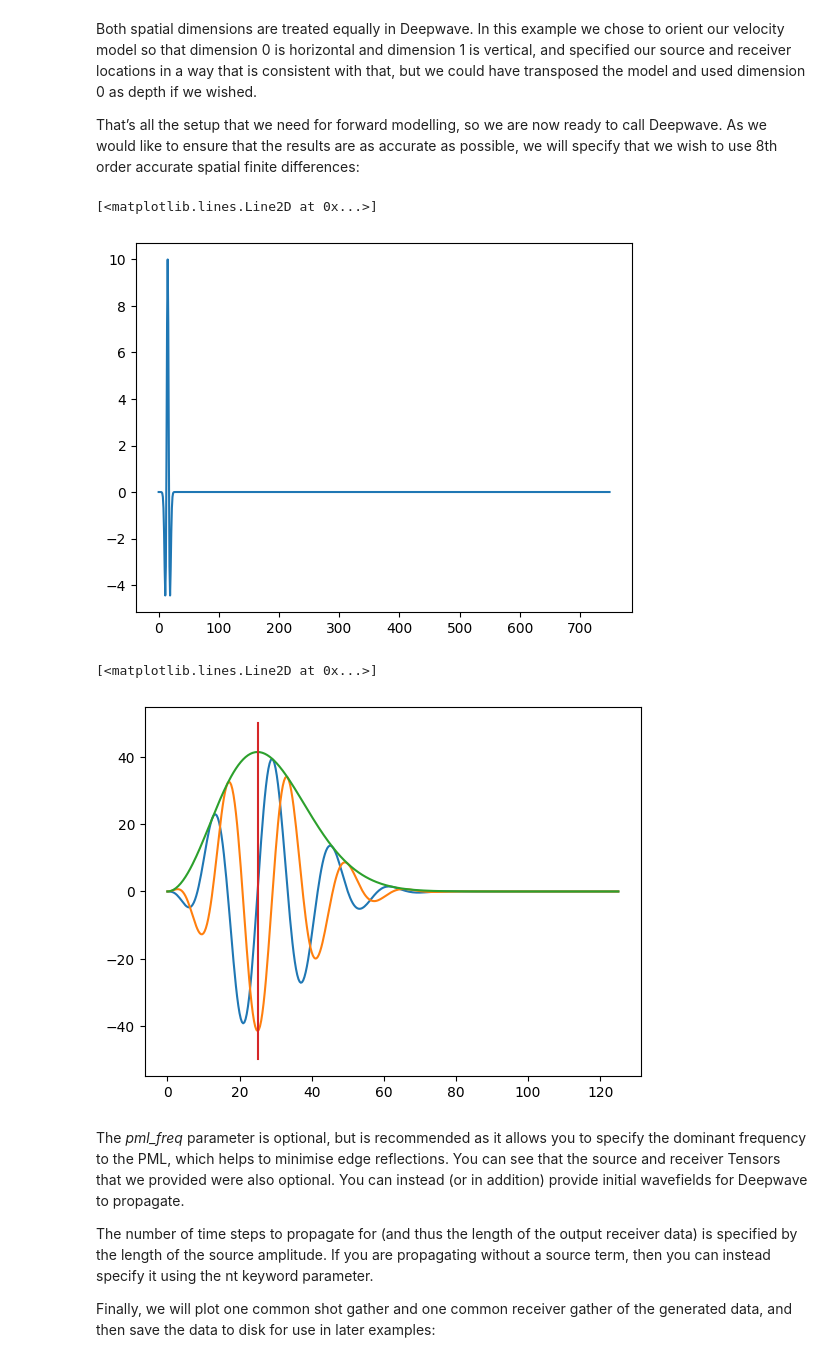
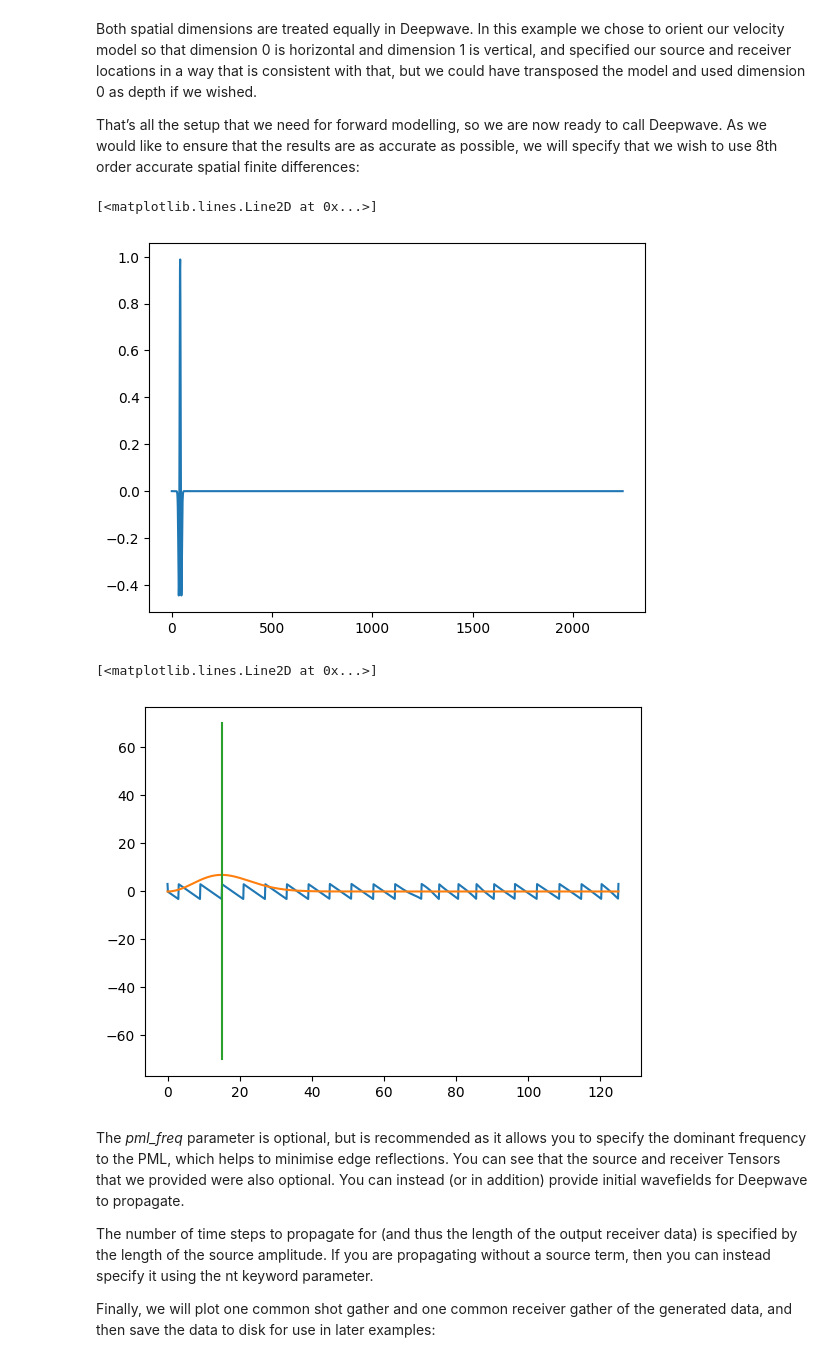
Before and after one commit to aissah/coherence_analysis_histroy, a Jupyter notebook: marmousi_deepwave.ipynb, the cells around one changed output. Saved outputs shown, nothing was run; the diff lists cells and outputs as text; code cells hidden in the pictures.

```diff
--- a/marmousi_deepwave.ipynb
+++ b/marmousi_deepwave.ipynb
@@ -62,8 +62,8 @@ receiver_depth = 2  # 2 * 4m = 8m
 
 n_receivers_per_shot = min(n_receivers_per_shot, int(nx/d_receiver))
 
-freq = 10
-nt = 750 * 5
+freq = 15
+nt = 750 * 3
 dt = 0.004
 peak_time = 2.5 / freq
 
@@ -86,7 +86,7 @@ receiver_locations[:, :, 0] = (
 
 # source_amplitudes
 source_amplitudes = (
-    -10 * deepwave.wavelets.ricker(freq, nt, dt, peak_time)
+    deepwave.wavelets.ricker(freq, nt, dt, peak_time)
     .repeat(n_shots, n_sources_per_shot, 1)
     .to(device)
 )
@@ -95,27 +95,27 @@ Both spatial dimensions are treated equally in Deepwave. In this example we chos
 
 That’s all the setup that we need for forward modelling, so we are now ready to call Deepwave. As we would like to ensure that the results are as accurate as possible, we will specify that we wish to use 8th order accurate spatial finite differences:
 # %%
-freq = 25
-nt = 750
-dt = 0.004
-peak_time = 1.5 / freq
+# freq = 15
+# nt = 750
+# dt = 0.004
+# peak_time = 1.5 / freq
 
-ricker_wavelet = 10 * deepwave.wavelets.ricker(freq, nt, dt, peak_time)
+ricker_wavelet = deepwave.wavelets.ricker(freq, nt, dt, peak_time)
 plt.plot(ricker_wavelet)
 # %% [output]
 [<matplotlib.lines.Line2D at 0x...>]
-[figure, old version]
+[figure, new version]
 # %%
 absolute_spectra = np.fft.rfft(ricker_wavelet)
 frequencies = np.fft.rfftfreq(len(ricker_wavelet), dt)
 
-plt.plot(frequencies, absolute_spectra.imag)
-plt.plot(frequencies, absolute_spectra.real)
-plt.plot(frequencies, np.absolute(absolute_spectra))
-plt.plot([25, 25], [-50,50])
+# plt.plot(frequencies, np.absolute(absolute_spectra))
+plt.plot(frequencies, np.angle(absolute_spectra), label="Phase")
+plt.plot(frequencies, np.absolute(absolute_spectra), label="Magnitude")
+plt.plot([15, 15], [-7,7])
 # %% [output]
 [<matplotlib.lines.Line2D at 0x...>]
-[figure, old version]
+[figure, new version]
 # %%
 out = scalar(v, dx, dt, source_amplitudes=source_amplitudes,
              source_locations=source_locations,
```
Also changed, not shown: parts of 12 cells of this notebook.
